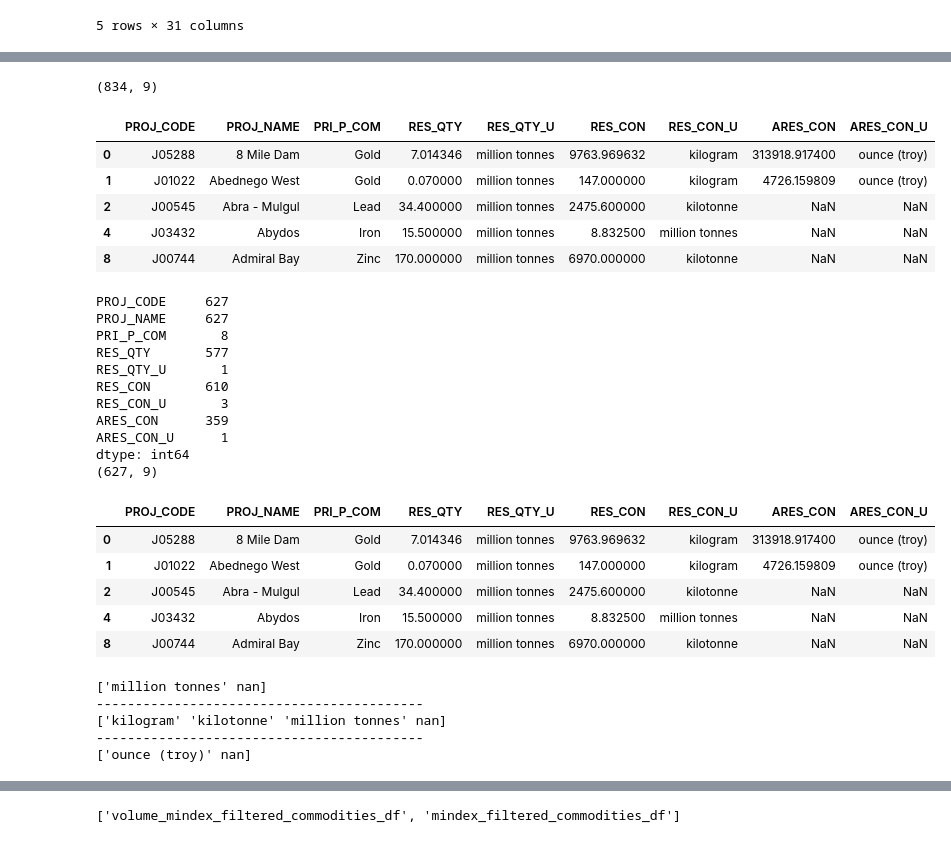
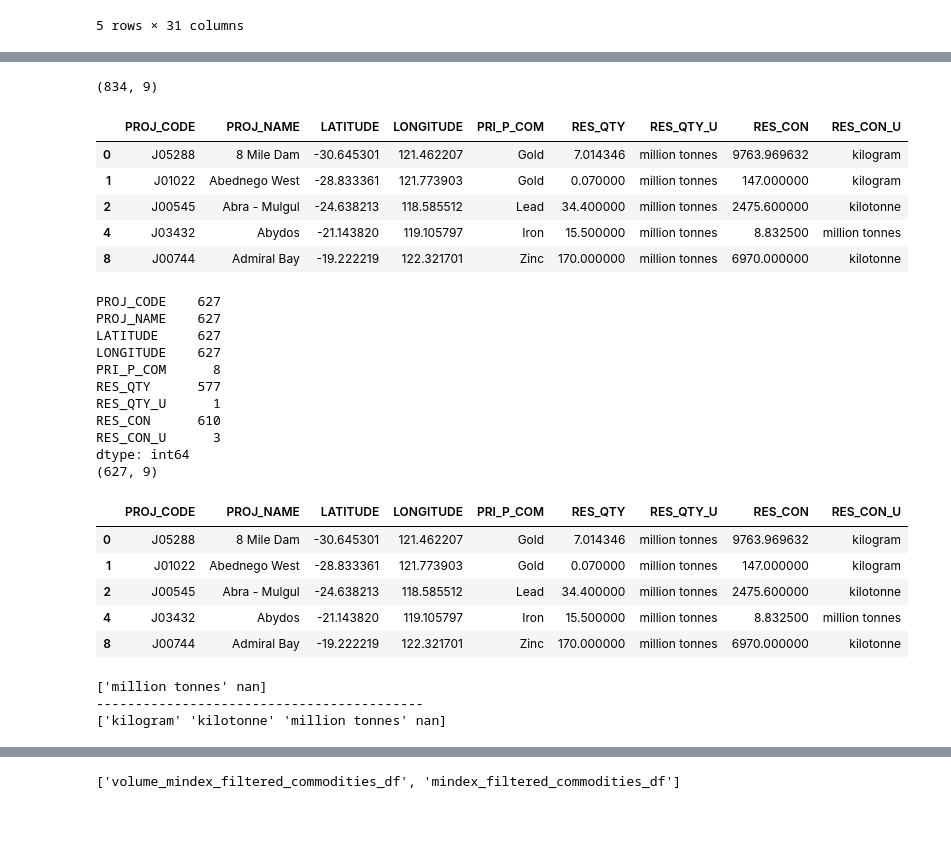
Before and after one commit to DannyBruzz/Project_3, a Jupyter notebook: minedex_elt_v1.ipynb, the cells around one changed output, grey strips where cells are left out. Saved outputs shown, nothing was run; the diff lists cells and outputs as text; code cells hidden in the pictures.

```diff
--- a/minedex_elt_v1.ipynb
+++ b/minedex_elt_v1.ipynb
@@ -148,23 +140,23 @@ Index(['PROJ_CODE', 'PROJ_NAME', 'PROJ_SHORT', 'PRI_P_COM', 'LOC_SITE',
 # %%
 # Retaining rows that fit condition == yes in column 'EST_COM_P', meaning that the information retained is
 # from the main resource the mine aims to collect.
 
 minedex_vol_raw_df = minedex_vol_raw_df.loc[(minedex_vol_raw_df['EST_COM_P'] == 'Yes')]
 
 # Selecting desired columns
-volume_mindex_filtered_columns_df = minedex_vol_raw_df[["PROJ_CODE","PROJ_NAME", "PRI_P_COM", 'RES_QTY', 'RES_QTY_U',
-       'RES_CON', 'RES_CON_U', 'ARES_CON', 'ARES_CON_U']]
+volume_mindex_filtered_columns_df = minedex_vol_raw_df[["PROJ_CODE","PROJ_NAME", "LATITUDE", "LONGITUDE","PRI_P_COM", 'RES_QTY', 'RES_QTY_U',
+       'RES_CON', 'RES_CON_U']]
 
 print(volume_mindex_filtered_columns_df.shape)
 volume_mindex_filtered_columns_df.head()
 # %% [output]
 (834, 9)
-|  | PROJ_CODE | PROJ_NAME | PRI_P_COM | RES_QTY | RES_QTY_U | RES_CON | RES_CON_U | ARES_CON | ARES_CON_U |
-| 0 | J05288 | 8 Mile Dam | Gold | 7.014346 | million tonnes | 9763.969632 | kilogram | 313918.917400 | ounce (troy) |
-| 1 | J01022 | Abednego West | Gold | 0.070000 | million tonnes | 147.000000 | kilogram | 4726.159809 | ounce (troy) |
-| 2 | J00545 | Abra - Mulgul | Lead | 34.400000 | million tonnes | 2475.600000 | kilotonne | NaN | NaN |
-| 4 | J03432 | Abydos | Iron | 15.500000 | million tonnes | 8.832500 | million tonnes | NaN | NaN |
-| 8 | J00744 | Admiral Bay | Zinc | 170.000000 | million tonnes | 6970.000000 | kilotonne | NaN | NaN |
+|  | PROJ_CODE | PROJ_NAME | LATITUDE | LONGITUDE | PRI_P_COM | RES_QTY | RES_QTY_U | RES_CON | RES_CON_U |
+| 0 | J05288 | 8 Mile Dam | -30.645301 | 121.462207 | Gold | 7.014346 | million tonnes | 9763.969632 | kilogram |
+| 1 | J01022 | Abednego West | -28.833361 | 121.773903 | Gold | 0.070000 | million tonnes | 147.000000 | kilogram |
+| 2 | J00545 | Abra - Mulgul | -24.638213 | 118.585512 | Lead | 34.400000 | million tonnes | 2475.600000 | kilotonne |
+| 4 | J03432 | Abydos | -21.143820 | 119.105797 | Iron | 15.500000 | million tonnes | 8.832500 | million tonnes |
+| 8 | J00744 | Admiral Bay | -19.222219 | 122.321701 | Zinc | 170.000000 | million tonnes | 6970.000000 | kilotonne |
 # %%
 # Filter by relevant commodities
 volume_filtered_commodities_df = volume_mindex_filtered_columns_df[(volume_mindex_filtered_columns_df["PRI_P_COM"] == "Gold") |
@@ -182,39 +174,35 @@ volume_filtered_commodities_df = volume_mindex_filtered_columns_df[(volume_minde
 print(volume_filtered_commodities_df.nunique())
 print(volume_filtered_commodities_df.shape)
 # %% [output]
-PROJ_CODE     627
-PROJ_NAME     627
-PRI_P_COM       8
-RES_QTY       577
-RES_QTY_U       1
-RES_CON       610
-RES_CON_U       3
-ARES_CON      359
-ARES_CON_U      1
+PROJ_CODE    627
+PROJ_NAME    627
+LATITUDE     627
+LONGITUDE    627
+PRI_P_COM      8
+RES_QTY      577
+RES_QTY_U      1
+RES_CON      610
+RES_CON_U      3
 dtype: int64
 (627, 9)
 # %%
 volume_filtered_commodities_df.head()
 # %% [output]
-|  | PROJ_CODE | PROJ_NAME | PRI_P_COM | RES_QTY | RES_QTY_U | RES_CON | RES_CON_U | ARES_CON | ARES_CON_U |
-| 0 | J05288 | 8 Mile Dam | Gold | 7.014346 | million tonnes | 9763.969632 | kilogram | 313918.917400 | ounce (troy) |
-| 1 | J01022 | Abednego West | Gold | 0.070000 | million tonnes | 147.000000 | kilogram | 4726.159809 | ounce (troy) |
-| 2 | J00545 | Abra - Mulgul | Lead | 34.400000 | million tonnes | 2475.600000 | kilotonne | NaN | NaN |
-| 4 | J03432 | Abydos | Iron | 15.500000 | million tonnes | 8.832500 | million tonnes | NaN | NaN |
-| 8 | J00744 | Admiral Bay | Zinc | 170.000000 | million tonnes | 6970.000000 | kilotonne | NaN | NaN |
+|  | PROJ_CODE | PROJ_NAME | LATITUDE | LONGITUDE | PRI_P_COM | RES_QTY | RES_QTY_U | RES_CON | RES_CON_U |
+| 0 | J05288 | 8 Mile Dam | -30.645301 | 121.462207 | Gold | 7.014346 | million tonnes | 9763.969632 | kilogram |
+| 1 | J01022 | Abednego West | -28.833361 | 121.773903 | Gold | 0.070000 | million tonnes | 147.000000 | kilogram |
+| 2 | J00545 | Abra - Mulgul | -24.638213 | 118.585512 | Lead | 34.400000 | million tonnes | 2475.600000 | kilotonne |
+| 4 | J03432 | Abydos | -21.143820 | 119.105797 | Iron | 15.500000 | million tonnes | 8.832500 | million tonnes |
+| 8 | J00744 | Admiral Bay | -19.222219 | 122.321701 | Zinc | 170.000000 | million tonnes | 6970.000000 | kilotonne |
 # %%
 # check wether columns have unique measuring untis.
 print(volume_filtered_commodities_df.RES_QTY_U.unique())
 print('------------------------------------------')
 print(volume_filtered_commodities_df.RES_CON_U.unique())  # conversion will need to take place.
-print('------------------------------------------')
-print(volume_filtered_commodities_df.ARES_CON_U.unique())
 # %% [output]
 ['million tonnes' nan]
 ------------------------------------------
 ['kilogram' 'kilotonne' 'million tonnes' nan]
-------------------------------------------
-['ounce (troy)' nan]
 # %%
 # check rows with nan values in 'RES_QTY' column.
 volume_filtered_commodities_df[volume_filtered_commodities_df['RES_QTY'].isna()]
```
Also changed, not shown: parts of 5 cells of this notebook.
